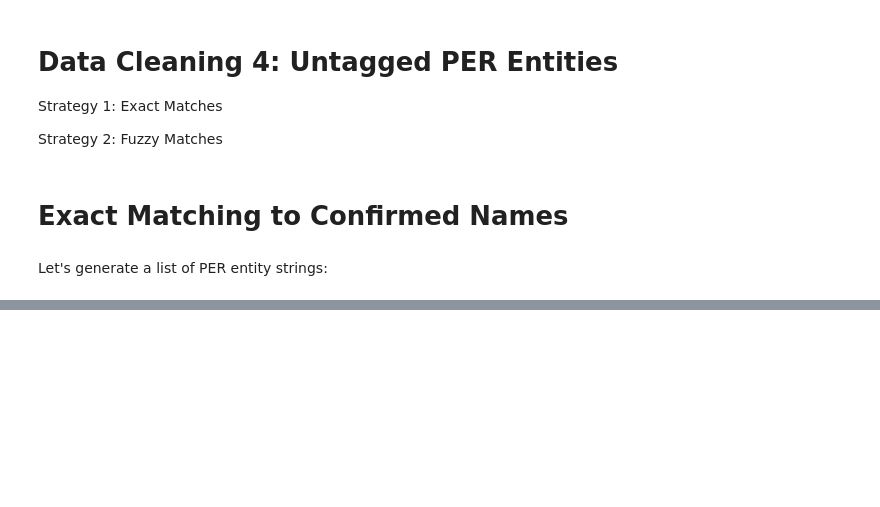
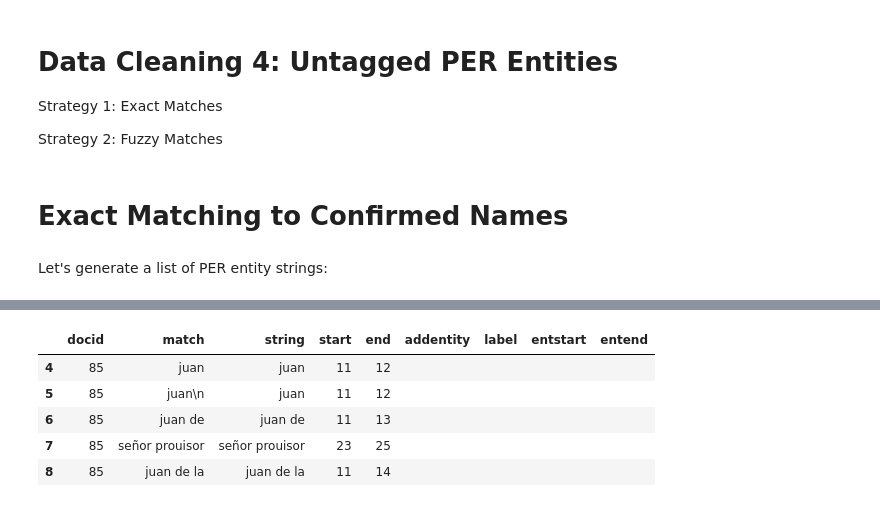
Before and after one commit to FelipeAdeT/SevilleDataProcessing, a Jupyter notebook: Data Cleaning/Data Cleaning 4.ipynb, the cells around one changed output, grey strips where cells are left out. Drawn from its saved outputs; the diff is of its cells as text; code cells hidden in the pictures; blank space fills up the shorter version.

```diff
--- a/Data Cleaning/Data Cleaning 4.ipynb
+++ b/Data Cleaning/Data Cleaning 4.ipynb
@@ -77,0 +257,9 @@ untaggedPERS
+# %%
+untaggedPERS_df.head()
+# %% [output]
+|  | docid | match | string | start | end | addentity | label | entstart | entend |
+| 4 | 85 | juan | juan | 11 | 12 |  |  |  |  |
+| 5 | 85 | juan\n | juan | 11 | 12 |  |  |  |  |
+| 6 | 85 | juan de | juan de | 11 | 13 |  |  |  |  |
+| 7 | 85 | señor prouisor | señor prouisor | 23 | 25 |  |  |  |  |
+| 8 | 85 | juan de la | juan de la | 11 | 14 |  |  |  |  |
```
Also changed, not shown: parts of 46 cells of this notebook, 9 other files.
